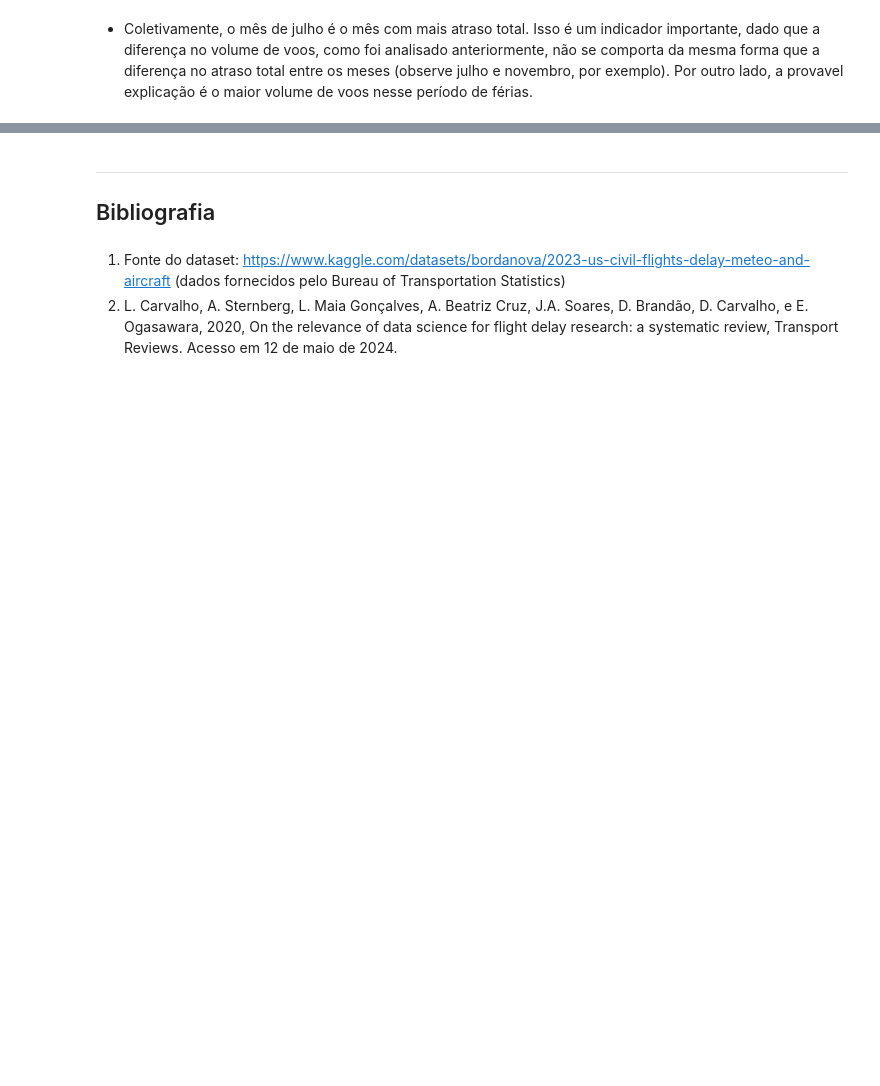
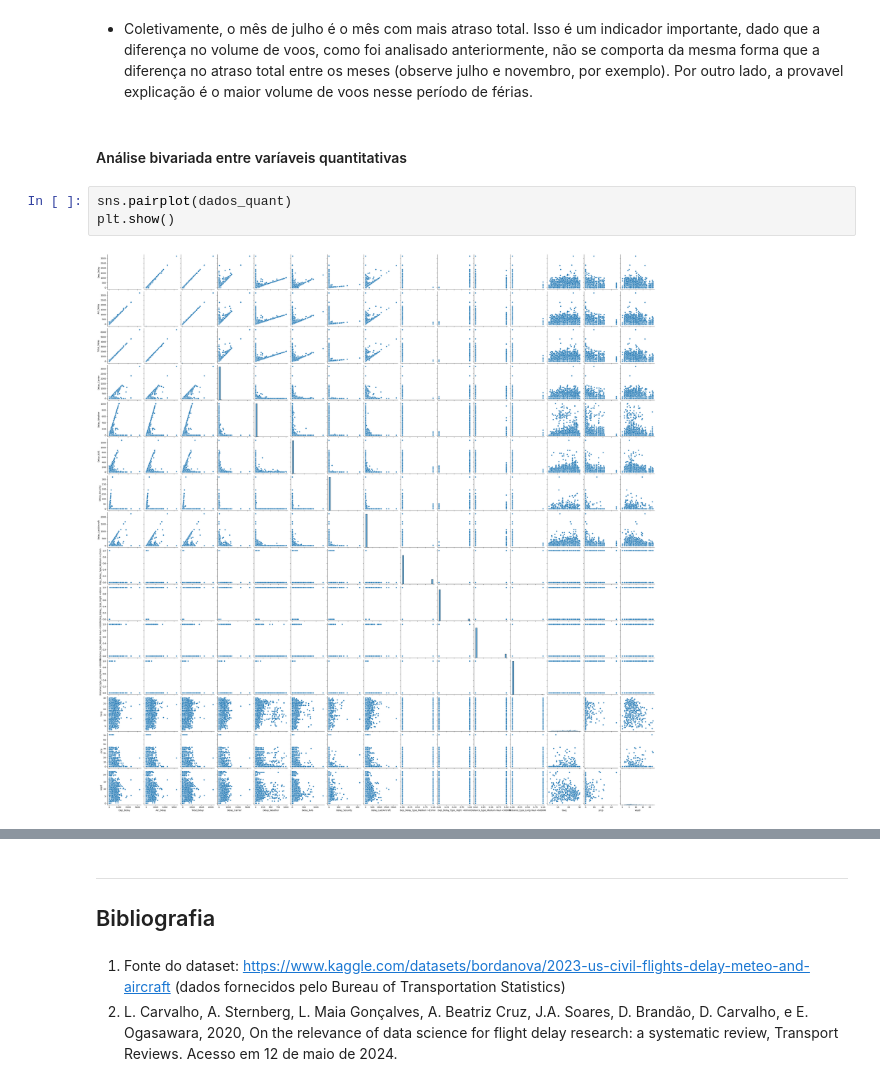
Before and after one commit to thomaskmk/cdados-3, a Jupyter notebook: teste.ipynb, the cells around one changed output, grey strips where cells are left out. Drawn from its saved outputs; the diff is of its cells as text; blank space fills up the shorter version.

```diff
--- a/teste.ipynb
+++ b/teste.ipynb
@@ -354,2 +423,9 @@ plt.show()
 # %% [markdown]
 - Coletivamente, o mês de julho é o mês com mais atraso total. Isso é um indicador importante, dado que a diferença no volume de voos, como foi analisado anteriormente, não se comporta da mesma forma que a diferença no atraso total entre os meses (observe julho e novembro, por exemplo). Por outro lado, a provavel explicação é o maior volume de voos nesse período de férias.
+# %% [markdown]
+#### Análise bivariada entre varíaveis quantitativas
+# %%
+sns.pairplot(dados_quant)
+plt.show()
+# %% [output]
+[figure, added]
```
Also changed, not shown: parts of 22 cells of this notebook.
